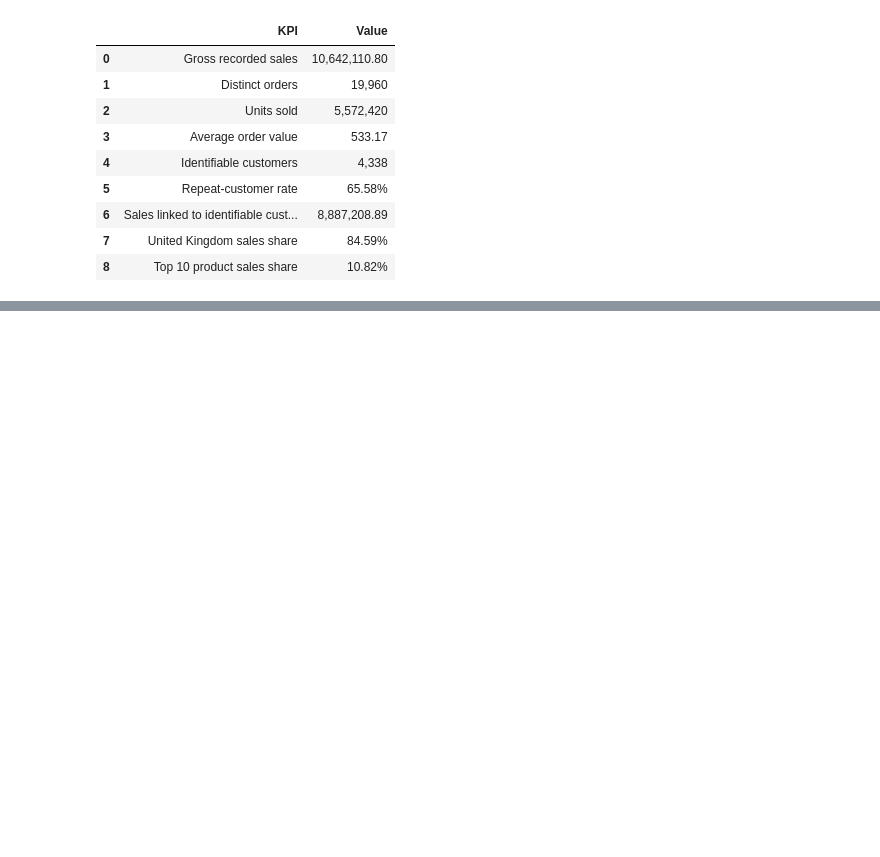
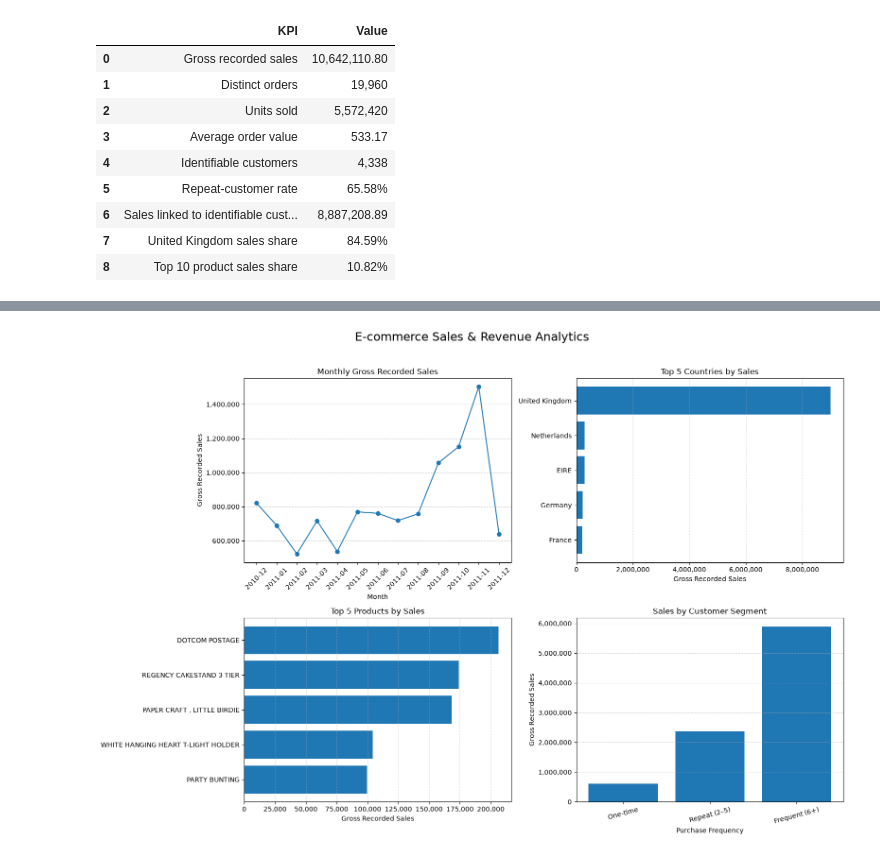
Before and after one commit to kartikeysharma2645/Analytics-Report-Insights, a Jupyter notebook: notebooks/ecommerce_sales_analysis.ipynb, the cells around one changed output, grey strips where cells are left out. Saved outputs shown, nothing was run; the diff lists cells and outputs as text; code cells hidden in the pictures; blank space fills up the shorter version.

Commit message:
feat: build executive sales analytics dashboard

```diff
--- a/notebooks/ecommerce_sales_analysis.ipynb
+++ b/notebooks/ecommerce_sales_analysis.ipynb
@@ -1121,0 +1129,69 @@ display(executive_kpis)
+# %%
+
+import matplotlib.pyplot as plt
+import matplotlib.ticker as mtick
+
+fig, axes = plt.subplots(2, 2, figsize=(16, 11))
+
+# 1. Monthly gross recorded sales
+axes[0, 0].plot(
+    monthly_sales["Month"].astype(str),
+    monthly_sales["Gross_Sales"],
+    marker="o"
+)
+axes[0, 0].set_title("Monthly Gross Recorded Sales")
+axes[0, 0].set_xlabel("Month")
+axes[0, 0].set_ylabel("Gross Recorded Sales")
+axes[0, 0].tick_params(axis="x", rotation=45)
+axes[0, 0].yaxis.set_major_formatter(
+    mtick.StrMethodFormatter("{x:,.0f}")
+)
+axes[0, 0].grid(axis="y", linestyle="--", alpha=0.5)
+
+# 2. Top 5 countries by gross recorded sales
+top_countries = country_sales.head(5).sort_values("Gross_Sales")
+
+axes[0, 1].barh(
+    top_countries["Country"],
+    top_countries["Gross_Sales"]
+)
+axes[0, 1].set_title("Top 5 Countries by Sales")
+axes[0, 1].set_xlabel("Gross Recorded Sales")
+axes[0, 1].xaxis.set_major_formatter(
+    mtick.StrMethodFormatter("{x:,.0f}")
+)
+axes[0, 1].grid(axis="x", linestyle="--", alpha=0.5)
+
+# 3. Top 5 products by gross recorded sales
+top_products = top_10_products.head(5).sort_values("Gross_Sales")
+
+axes[1, 0].barh(
+    top_products["Description"],
+    top_products["Gross_Sales"]
+)
+axes[1, 0].set_title("Top 5 Products by Sales")
+axes[1, 0].set_xlabel("Gross Recorded Sales")
+axes[1, 0].xaxis.set_major_formatter(
+    mtick.StrMethodFormatter("{x:,.0f}")
+)
+axes[1, 0].grid(axis="x", linestyle="--", alpha=0.5)
+
+# 4. Sales by customer purchase-frequency segment
+axes[1, 1].bar(
+    segment_performance["Purchase_Segment"].astype(str),
+    segment_performance["Total_Customer_Sales"]
+)
+axes[1, 1].set_title("Sales by Customer Segment")
+axes[1, 1].set_xlabel("Purchase Frequency")
+axes[1, 1].set_ylabel("Gross Recorded Sales")
+axes[1, 1].tick_params(axis="x", rotation=15)
+axes[1, 1].yaxis.set_major_formatter(
+    mtick.StrMethodFormatter("{x:,.0f}")
+)
+axes[1, 1].grid(axis="y", linestyle="--", alpha=0.5)
+
+fig.suptitle("E-commerce Sales & Revenue Analytics", fontsize=18)
+fig.tight_layout(rect=[0, 0, 1, 0.96])
+plt.show()
+# %% [output]
+[figure, added]
```
Also changed, not shown: parts of 6 cells of this notebook.
